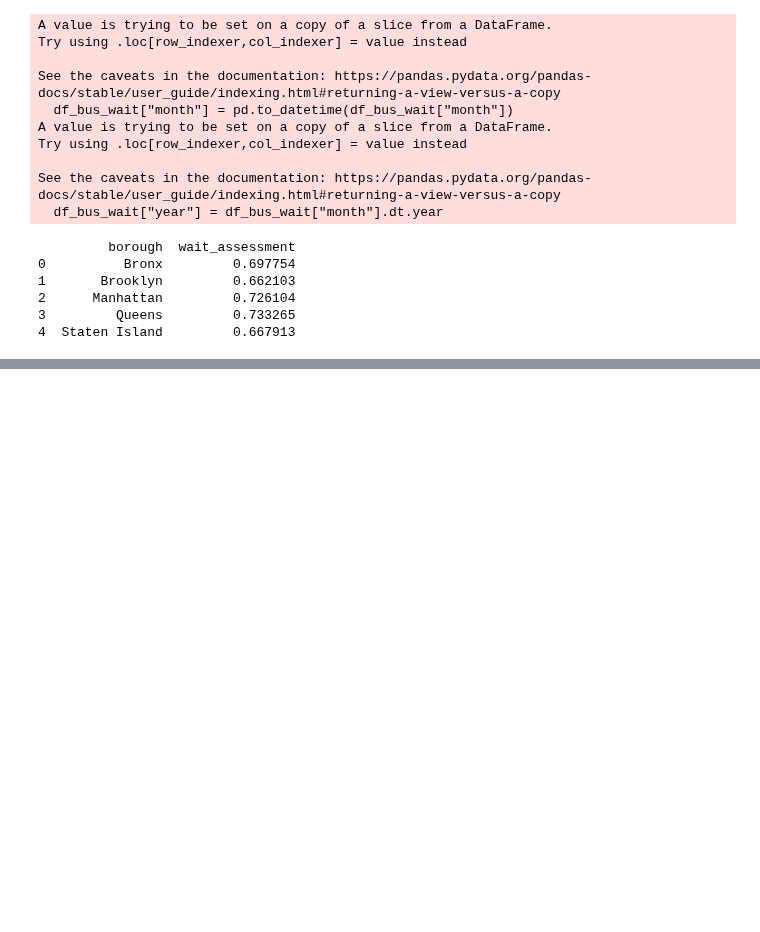
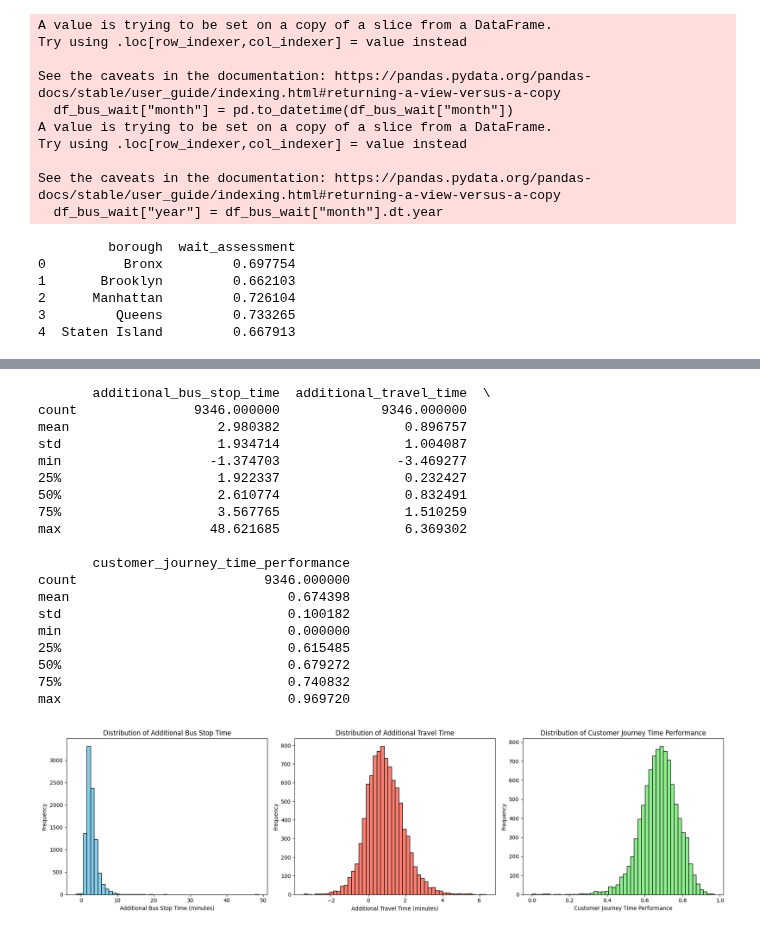
Before and after one commit to djbrown227/fare_evasion, a Jupyter notebook: notebooks/02_data_cleaning.ipynb, the cells around one changed output, grey strips where cells are left out. Cells and saved outputs as stored; diff of their text form; code cells hidden in the pictures; blank space fills up the shorter version.

```diff
--- a/notebooks/02_data_cleaning.ipynb
+++ b/notebooks/02_data_cleaning.ipynb
@@ -1130,0 +1405,10 @@ print(yearly_wait_assessment)
+# %%
+# Path to data folder relative to the notebook
+DATA_DIR = os.path.join("..", "data", "raw")
+bus_jrny_df_2017 = pd.read_csv(os.path.join(DATA_DIR, "MTA_Bus_Customer_Journey-Focused_Metrics__2017-2019_20250819.csv"))
+bus_jrny_df_2020 = pd.read_csv(os.path.join(DATA_DIR, "MTA_Bus_Customer_Journey-Focused_Metrics__2020_-_2024_20250819.csv"))
+bus_jrny_df_2025 = pd.read_csv(os.path.join(DATA_DIR, "MTA_Bus_Customer_Journey-Focused_Metrics__Beginning_2025_20250819.csv"))
+# %%
+# Append (stack them vertically)
+df_bus_jrny = pd.concat([bus_jrny_df_2017, bus_jrny_df_2020, bus_jrny_df_2025], ignore_index=True)
+df_bus_jrny
@@ -1130,0 +1488,41 @@ print(yearly_wait_assessment)
+# %%
+import pandas as pd
+import matplotlib.pyplot as plt
+
+# make sure month is datetime
+df_bus_jrny["month"] = pd.to_datetime(df_bus_jrny["month"])
+df_bus_jrny["year"] = df_bus_jrny["month"].dt.year
+
+# filter for 2024 and 2025
+df_24_25 = df_bus_jrny[df_bus_jrny["year"].between(2024, 2025)]
+
+# Option 1: get summary statistics
+distribution_summary = df_24_25[[
+    "additional_bus_stop_time",
+    "additional_travel_time",
+    "customer_journey_time_performance"
+]].describe()
+
+print(distribution_summary)
+
+# Option 2: visualize histograms
+fig, axes = plt.subplots(1, 3, figsize=(18, 5))
+
+axes[0].hist(df_24_25["additional_bus_stop_time"], bins=50, color="skyblue", edgecolor="black")
+axes[0].set_title("Distribution of Additional Bus Stop Time")
+axes[0].set_xlabel("Additional Bus Stop Time (minutes)")
+axes[0].set_ylabel("Frequency")
+
+axes[1].hist(df_24_25["additional_travel_time"], bins=50, color="salmon", edgecolor="black")
+axes[1].set_title("Distribution of Additional Travel Time")
+axes[1].set_xlabel("Additional Travel Time (minutes)")
+axes[1].set_ylabel("Frequency")
+
+axes[2].hist(df_24_25["customer_journey_time_performance"], bins=50, color="lightgreen", edgecolor="black")
+axes[2].set_title("Distribution of Customer Journey Time Performance")
+axes[2].set_xlabel("Customer Journey Time Performance")
+axes[2].set_ylabel("Frequency")
+
+plt.tight_layout()
+plt.show()
+# %% [output]
@@ -1130,0 +1539,20 @@ print(yearly_wait_assessment)
+       additional_bus_stop_time  additional_travel_time  \
+count               9346.000000             9346.000000
+mean                   2.980382                0.896757
+std                    1.934714                1.004087
+min                   -1.374703               -3.469277
+25%                    1.922337                0.232427
+50%                    2.610774                0.832491
+75%                    3.567765                1.510259
+max                   48.621685                6.369302
+
+       customer_journey_time_performance
+count                        9346.000000
+mean                            0.674398
+std                             0.100182
+min                             0.000000
+25%                             0.615485
+50%                             0.679272
+75%                             0.740832
+max                             0.969720
+[figure, added]
```
Also changed, not shown: parts of 21 cells of this notebook, 7 other files.
